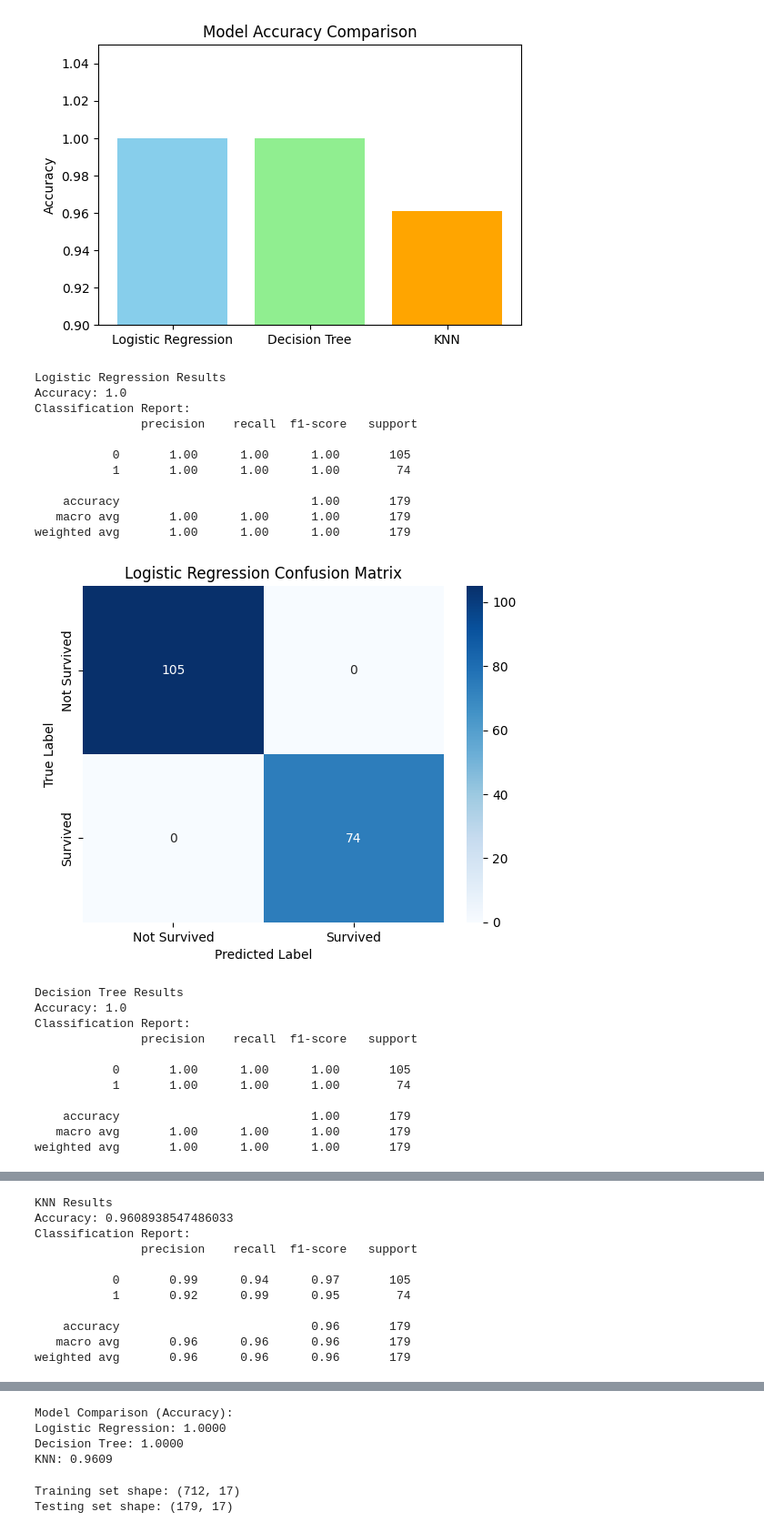
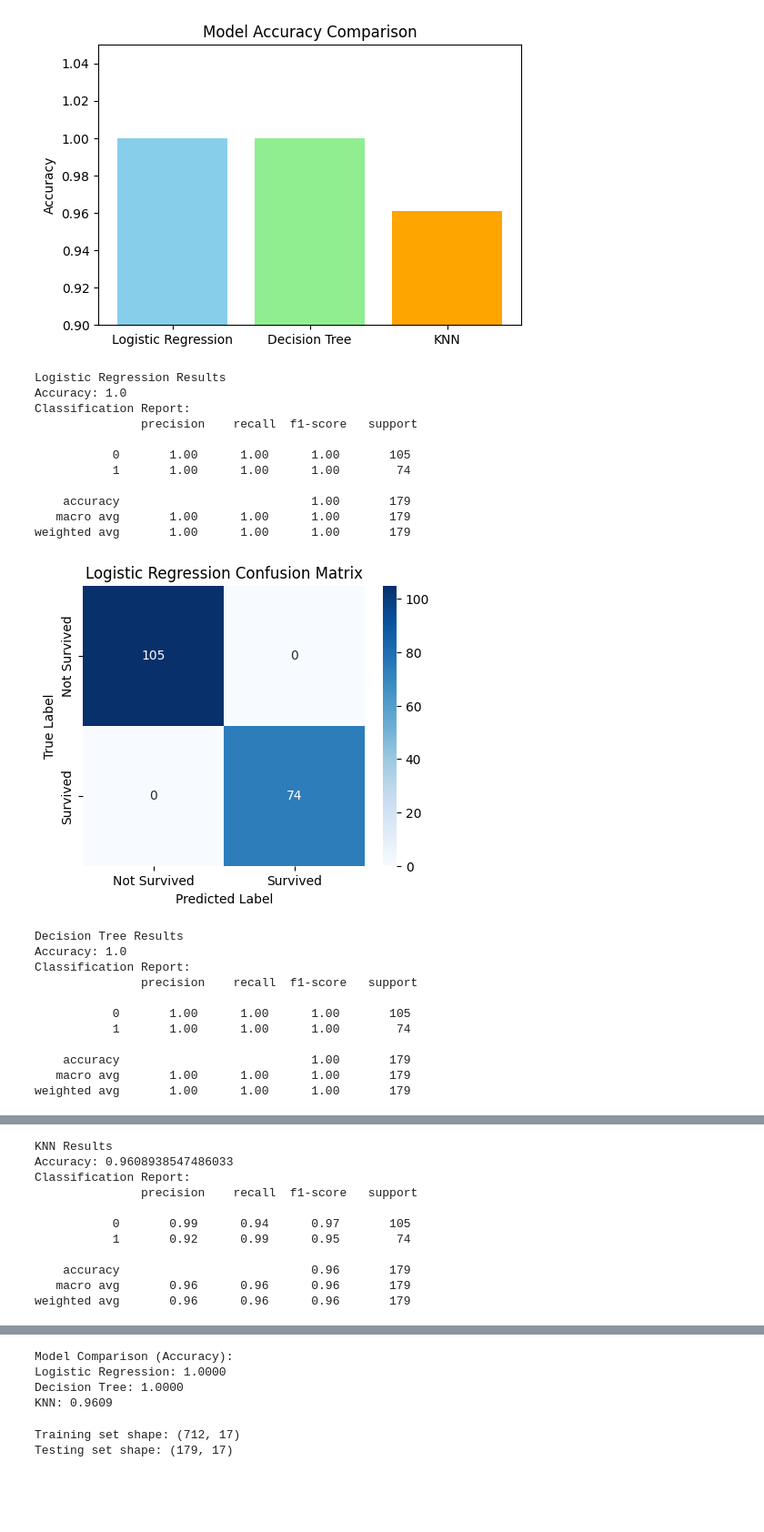
Before and after one commit to KingPraise/CodeSentinel_ClassificationModel, a Jupyter notebook: classification_titanic.ipynb, the cells around one changed output, grey strips where cells are left out. Shown at 91% size. Drawn from its saved outputs; the diff is of its cells as text; code cells hidden in the pictures; blank space fills up the shorter version.

```diff
--- a/classification_titanic.ipynb
+++ b/classification_titanic.ipynb
@@ -81,35 +88,41 @@ for name, model in models.items():
     acc = accuracy_score(y_test, y_pred)
     results[name] = acc
 
     print(f"\n{name} Results")
     print("Accuracy:", acc)
     print("Classification Report:\n", classification_report(y_test, y_pred))
 
     # Confusion matrix
     cm = confusion_matrix(y_test, y_pred)
-    sns.heatmap(cm, annot=True, fmt="d", cmap="Blues", xticklabels=["Not Survived", "Survived"], yticklabels=["Not Survived", "Survived"])
+    plt.figure(figsize=(5,4))
+    sns.heatmap(cm, annot=True, fmt="d", cmap="Blues",
+                xticklabels=["Not Survived", "Survived"],
+                yticklabels=["Not Survived", "Survived"])
     plt.title(f"{name} Confusion Matrix")
     plt.ylabel("True Label")
     plt.xlabel("Predicted Label")
+
+    # Save image
+    plt.savefig(f"images/{name.replace(' ', '_').lower()}_confusion_matrix.png", dpi=300, bbox_inches="tight")
     plt.show()
 
 # Compare accuracies
 print("\nModel Comparison (Accuracy):")
 for name, acc in results.items():
     print(f"{name}: {acc:.4f}")
 # %% [output]
 Logistic Regression Results
 Accuracy: 1.0
 Classification Report:
                precision    recall  f1-score   support
 
            0       1.00      1.00      1.00       105
            1       1.00      1.00      1.00        74
 
     accuracy                           1.00       179
    macro avg       1.00      1.00      1.00       179
 weighted avg       1.00      1.00      1.00       179
-[figure, old version]
+[figure, new version]
 Decision Tree Results
 Accuracy: 1.0
 Classification Report:
```
Also changed, not shown: parts of 5 cells of this notebook, 9 other files.
